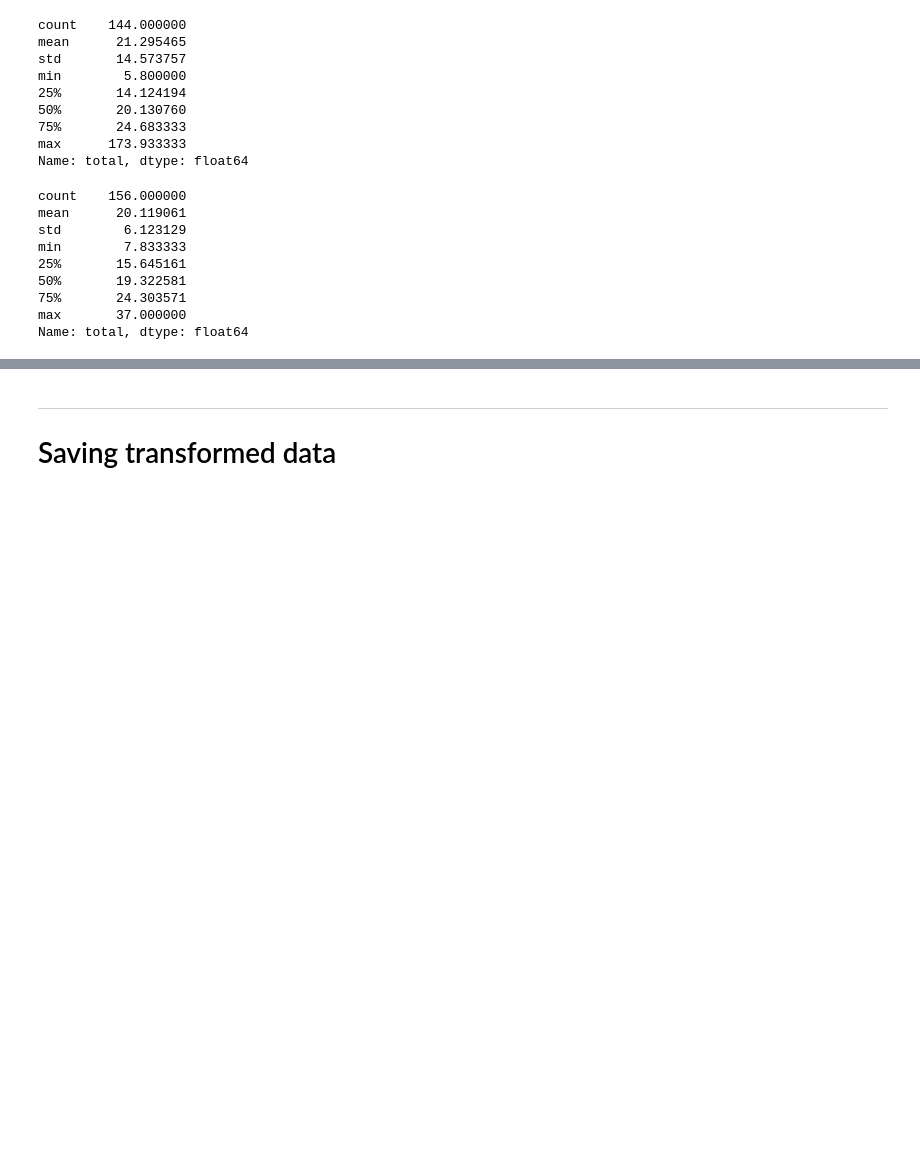
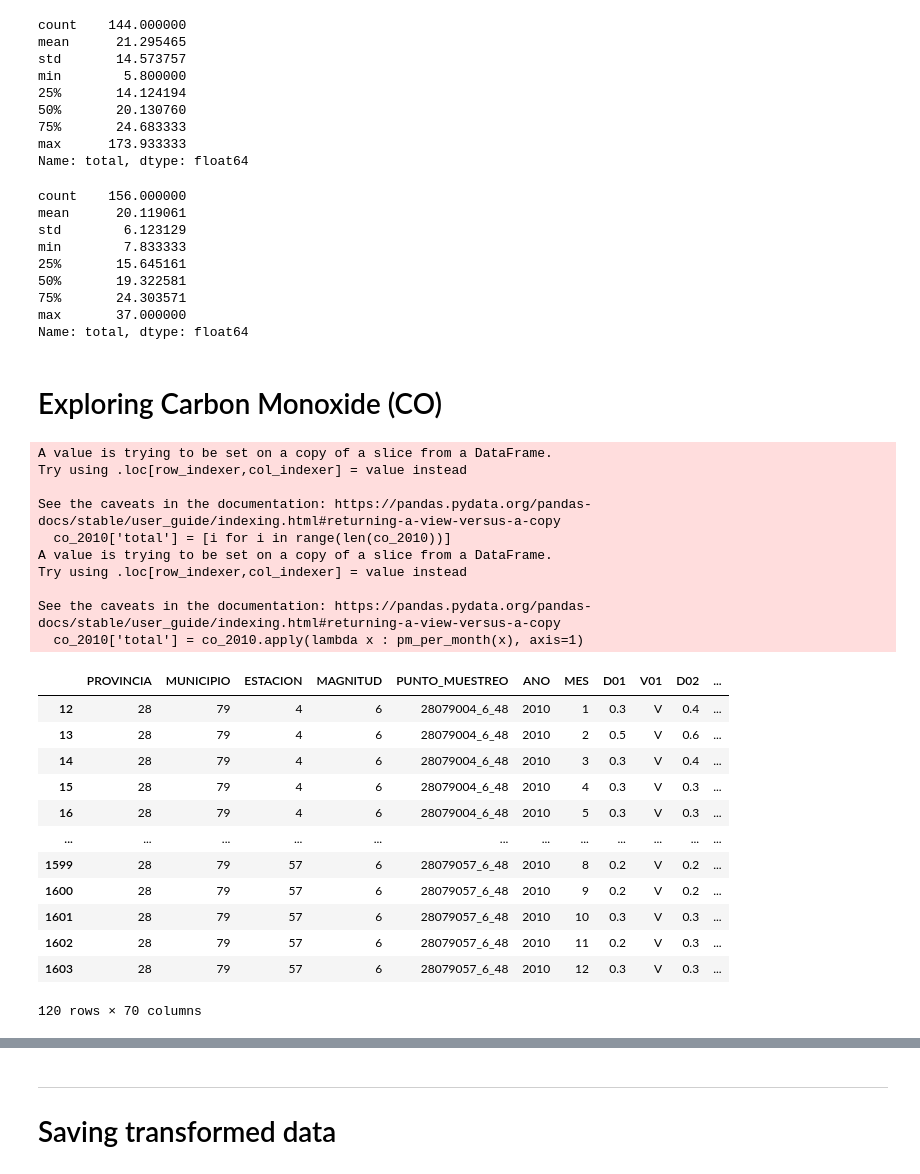
Before and after one commit to pedroConsuegraMateo/ih_datamadpt0522_project_m2, a Jupyter notebook: notebooks/EDA_air_quality.ipynb, the cells around one changed output, grey strips where cells are left out. Cells and saved outputs as stored; diff of their text form; code cells hidden in the pictures; blank space fills up the shorter version.

```diff
--- a/notebooks/EDA_air_quality.ipynb
+++ b/notebooks/EDA_air_quality.ipynb
@@ -981,3 +996,35 @@ min        7.833333
 75%       24.303571
 max       37.000000
 Name: total, dtype: float64
+# %% [markdown]
+Exploring Carbon Monoxide (CO)
+==
+# %%
+co_2010 = y2010[y2010['MAGNITUD'] == 6]
+co_2010['total'] = [i for i in range(len(co_2010))]
+co_2010['total'] = co_2010.apply(lambda x : pm_per_month(x), axis=1)
+co_2010
+# %% [output]
+A value is trying to be set on a copy of a slice from a DataFrame.
+Try using .loc[row_indexer,col_indexer] = value instead
+
+See the caveats in the documentation: https://pandas.pydata.org/pandas-docs/stable/user_guide/indexing.html#returning-a-view-versus-a-copy
+  co_2010['total'] = [i for i in range(len(co_2010))]
+A value is trying to be set on a copy of a slice from a DataFrame.
+Try using .loc[row_indexer,col_indexer] = value instead
+
+See the caveats in the documentation: https://pandas.pydata.org/pandas-docs/stable/user_guide/indexing.html#returning-a-view-versus-a-copy
+  co_2010['total'] = co_2010.apply(lambda x : pm_per_month(x), axis=1)
+|  | PROVINCIA | MUNICIPIO | ESTACION | MAGNITUD | PUNTO_MUESTREO | ANO | MES | D01 | V01 | D02 | ... |
+| 12 | 28 | 79 | 4 | 6 | 28079004_6_48 | 2010 | 1 | 0.3 | V | 0.4 | ... |
+| 13 | 28 | 79 | 4 | 6 | 28079004_6_48 | 2010 | 2 | 0.5 | V | 0.6 | ... |
+| 14 | 28 | 79 | 4 | 6 | 28079004_6_48 | 2010 | 3 | 0.3 | V | 0.4 | ... |
+| 15 | 28 | 79 | 4 | 6 | 28079004_6_48 | 2010 | 4 | 0.3 | V | 0.3 | ... |
+| 16 | 28 | 79 | 4 | 6 | 28079004_6_48 | 2010 | 5 | 0.3 | V | 0.3 | ... |
+| ... | ... | ... | ... | ... | ... | ... | ... | ... | ... | ... | ... |
+| 1599 | 28 | 79 | 57 | 6 | 28079057_6_48 | 2010 | 8 | 0.2 | V | 0.2 | ... |
+| 1600 | 28 | 79 | 57 | 6 | 28079057_6_48 | 2010 | 9 | 0.2 | V | 0.2 | ... |
+| 1601 | 28 | 79 | 57 | 6 | 28079057_6_48 | 2010 | 10 | 0.3 | V | 0.3 | ... |
+| 1602 | 28 | 79 | 57 | 6 | 28079057_6_48 | 2010 | 11 | 0.2 | V | 0.3 | ... |
+| 1603 | 28 | 79 | 57 | 6 | 28079057_6_48 | 2010 | 12 | 0.3 | V | 0.3 | ... |
+120 rows × 70 columns
```
Also changed, not shown: parts of 57 cells of this notebook, 41 other files.
